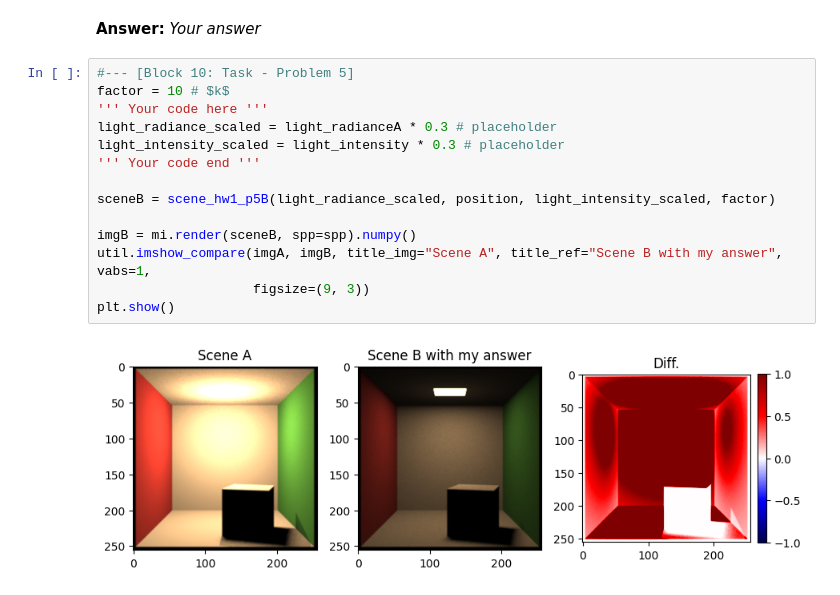
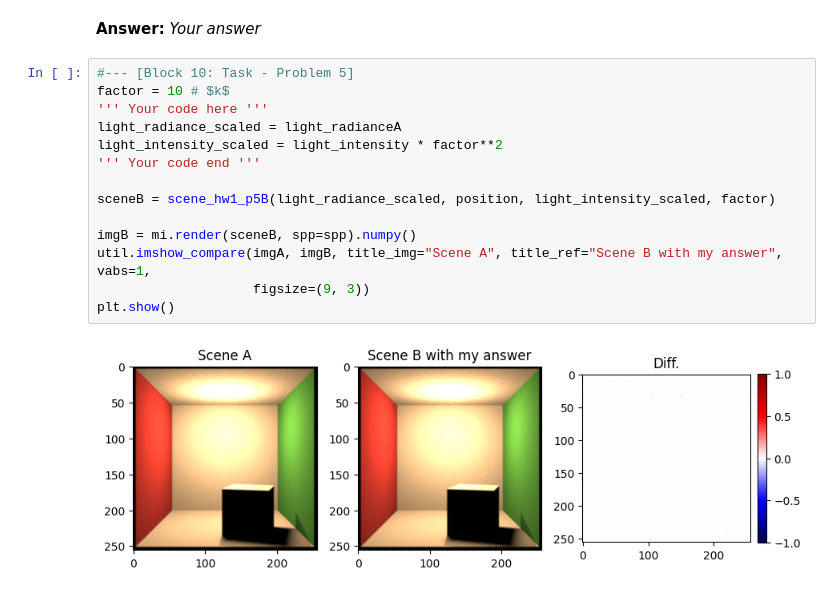
Before and after one commit to nyhvic/lecture-rendering-mitsuba, a Jupyter notebook: hw1_radiometry.ipynb, the cells around one changed output. Saved outputs shown, nothing was run; the diff lists cells and outputs as text.

```diff
--- a/hw1_radiometry.ipynb
+++ b/hw1_radiometry.ipynb
@@ -401,16 +401,16 @@ plt.show()
 # %%
 #--- [Block 10: Task - Problem 5]
 factor = 10 # $k$
 ''' Your code here '''
-light_radiance_scaled = light_radianceA * 0.3 # placeholder
-light_intensity_scaled = light_intensity * 0.3 # placeholder
+light_radiance_scaled = light_radianceA
+light_intensity_scaled = light_intensity * factor**2
 ''' Your code end '''
 
 sceneB = scene_hw1_p5B(light_radiance_scaled, position, light_intensity_scaled, factor)
 
 imgB = mi.render(sceneB, spp=spp).numpy()
 util.imshow_compare(imgA, imgB, title_img="Scene A", title_ref="Scene B with my answer", vabs=1,
                     figsize=(9, 3))
 plt.show()
 # %% [output]
-[figure, old version]
+[figure, new version]
```
Also changed, not shown: parts of 3 cells of this notebook.
